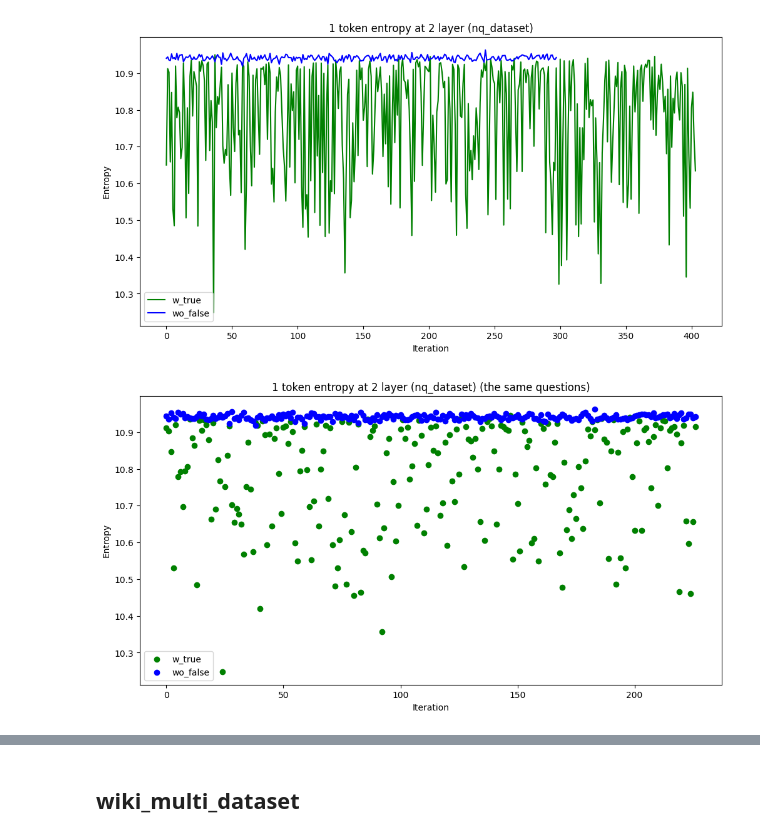
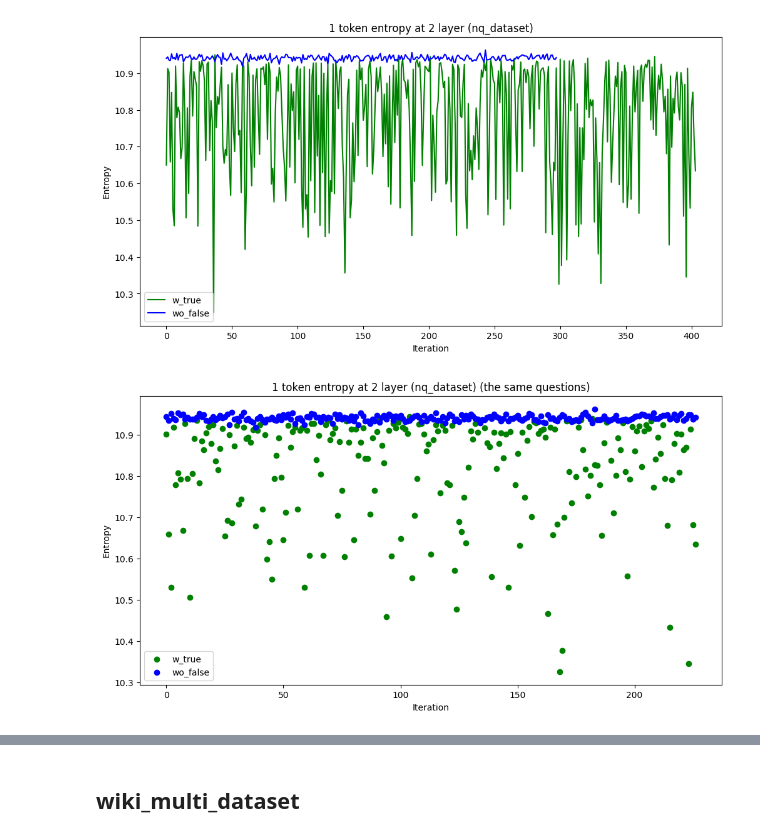
Before and after one commit to sashaboriskin/rag_routing, a Jupyter notebook: notebooks/entropies_plots.ipynb, the cells around one changed output, grey strips where cells are left out. Cells and saved outputs as stored; diff of their text form; code cells hidden in the pictures.

```diff
--- a/notebooks/entropies_plots.ipynb
+++ b/notebooks/entropies_plots.ipynb
@@ -86,27 +86,37 @@ plt.show()
 # %%
 nq_dataset = pd.read_csv('../data/adaptive_rag_natural_questions.csv')
 
-filtered_indices = set(nq_dataset[
-    (nq_dataset['is_correct_wo_context'] == 0) &
-    (nq_dataset['is_correct_w_context'] == 1)
-].index)
+wo_false_indices = set(nq_dataset[nq_dataset['is_correct_wo_context'] == 0].index)
+w_true_indices = set(nq_dataset[nq_dataset['is_correct_w_context'] == 1].index)
 
-wo_false_idx = list(nq_dataset[nq_dataset['is_correct_wo_context'] == 0].index)
+filtered_indices = wo_false_indices & w_true_indices
+
+wo_false_idx = list(wo_false_indices)
 index_map_wo_false = {i: wo_false_idx[i] for i in range(len(wo_false_idx))}
+w_true_idx = list(w_true_indices)
+index_map_w_true = {i: w_true_idx[i] for i in range(len(w_true_idx))}
 
+all_entropies_wo0_w1 = {
+    'w_true': [],
+    'wo_false': [],
+}
 nq_dataset_entropies_wo0_w1 = {
-    'w_true': [subsamples['w_true'][i] for i in range(len(subsamples['w_true'])) if index_map_wo_false.get(i) in filtered_indices],
-    'wo_false': [subsamples['wo_false'][i] for i in range(len(subsamples['wo_false'])) if index_map_wo_false.get(i) in filtered_indices],
+    'w_true': [subsamples['w_true'][i] for i in range(len(subsamples['w_true']))
+               if index_map_w_true.get(i) in filtered_indices],
+    'wo_false': [subsamples['wo_false'][i] for i in range(len(subsamples['wo_false']))
+                 if index_map_wo_false.get(i) in filtered_indices],
 }
+all_entropies_wo0_w1['w_true'] += nq_dataset_entropies_wo0_w1['w_true']
+all_entropies_wo0_w1['wo_false'] += nq_dataset_entropies_wo0_w1['wo_false']
 
 plt.figure(figsize=(12, 6))
 for key, values in nq_dataset_entropies_wo0_w1.items():
     plt.scatter(range(len(values)), values, label=key, color=colors[key])
 
 plt.xlabel('Iteration')
 plt.ylabel('Entropy')
 plt.title('1 token entropy at 2 layer (nq_dataset) (the same questions)')
 plt.legend()
 plt.show()
 # %% [output]
-[figure, old version]
+[figure, new version]
```
Also changed, not shown: parts of 22 cells of this notebook.
